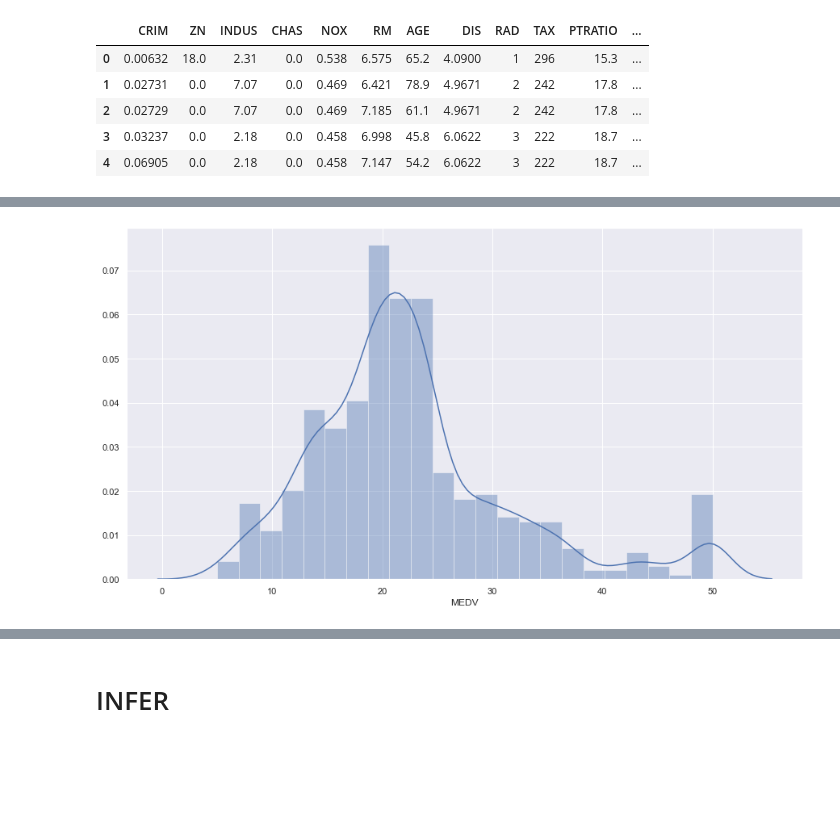
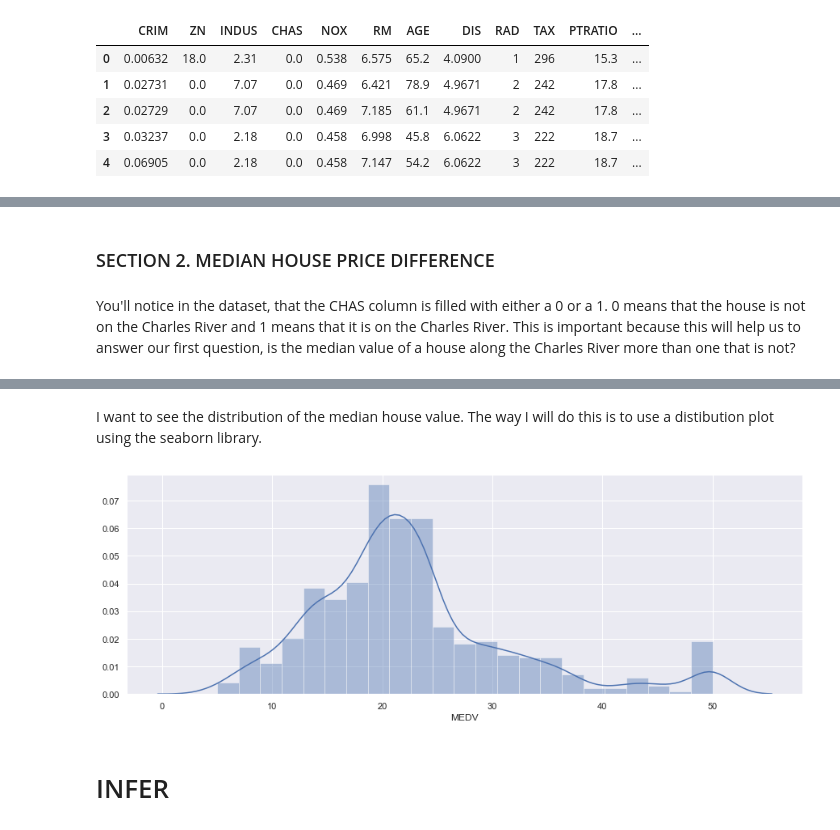
Before and after one commit to pjmeehan/MLS-Project, a Jupyter notebook: MLS Project 2019.ipynb, the cells around one changed output, grey strips where cells are left out. Cells and saved outputs as stored; diff of their text form; code cells hidden in the pictures; blank space fills up the shorter version.

Commit message:
updated sections added heat map

```diff
--- a/MLS Project 2019.ipynb
+++ b/MLS Project 2019.ipynb
@@ -79,9 +88,7 @@ The way I will do this is to use a distibution plot using the seaborn library.
-# %%
-sns.set(rc={'figure.figsize':(15.0,8.0)})
-sns.distplot(df['MEDV'])
-plt.show()
-# %% [output]
-[figure, removed]
+# %% [markdown]
+### SECTION 2. MEDIAN HOUSE PRICE DIFFERENCE
+# %% [markdown]
+You'll notice in the dataset, that the CHAS column is filled with either a 0 or a 1. 0 means that the house is not on the Charles River and 1 means that it is on the Charles River. This is important because this will help us to answer our first question, is the median value of a house along the Charles River more than one that is not?
 # %%
 o = df[df['CHAS'] == 1.0]
 n = df[df['CHAS'] == 0.0]
@@ -117,6 +124,15 @@ The mean price for a house NOT on the Charles River is: 22.215044247787635
 | 50% | 0.253715 | 0.000000 | 9.690000 | 0.000000 | 0.538000 | 6.208500 | 76.800000 | 3.207450 | 5.000000 | 330.000000 | 19.050000 | ... |
 | 75% | 3.560262 | 12.500000 | 18.100000 | 0.000000 | 0.624000 | 6.623500 | 93.975000 | 5.188425 | 24.000000 | 666.000000 | 20.200000 | ... |
 | max | 88.976200 | 100.000000 | 27.740000 | 1.000000 | 0.871000 | 8.780000 | 100.000000 | 12.126500 | 24.000000 | 711.000000 | 22.000000 | ... |
+# %% [markdown]
+I want to see the distribution of the median house value.
+The way I will do this is to use a distibution plot using the seaborn library.
+# %%
+sns.set(rc={'figure.figsize':(15.0,5.0)})
+sns.distplot(df['MEDV'])
+plt.show()
+# %% [output]
+[figure, added]
 # %% [markdown]
 # INFER
 # %% [markdown]
```
Also changed, not shown: parts of 16 cells of this notebook.
